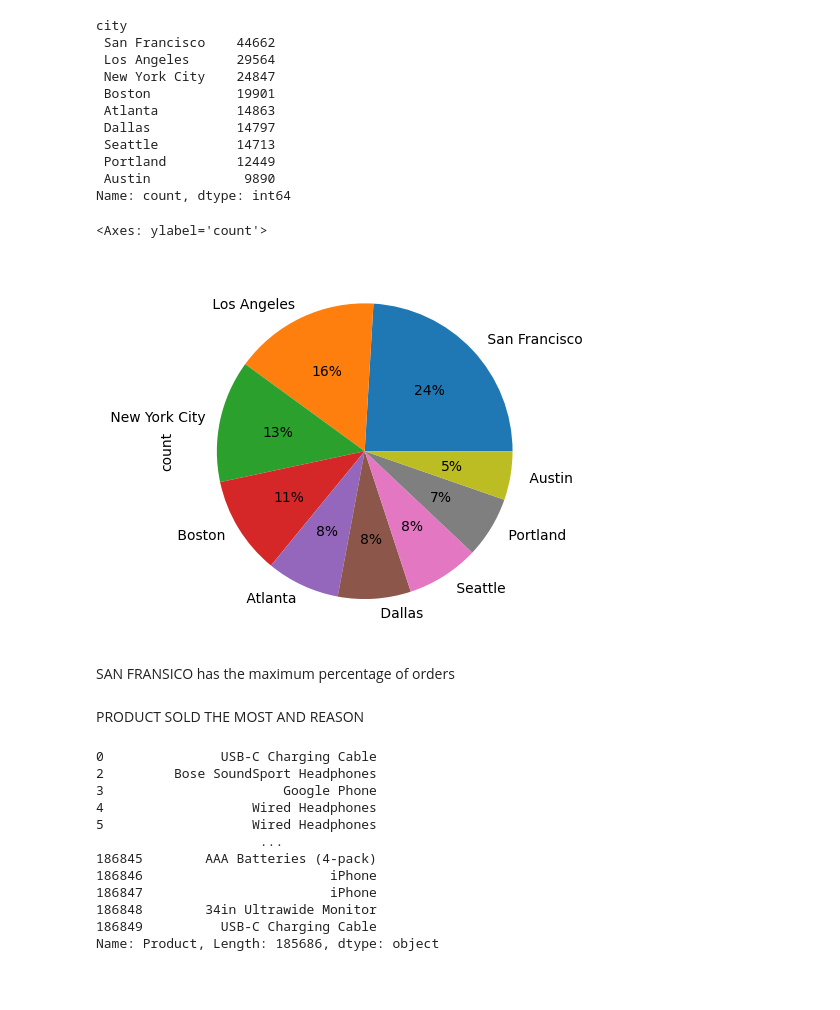
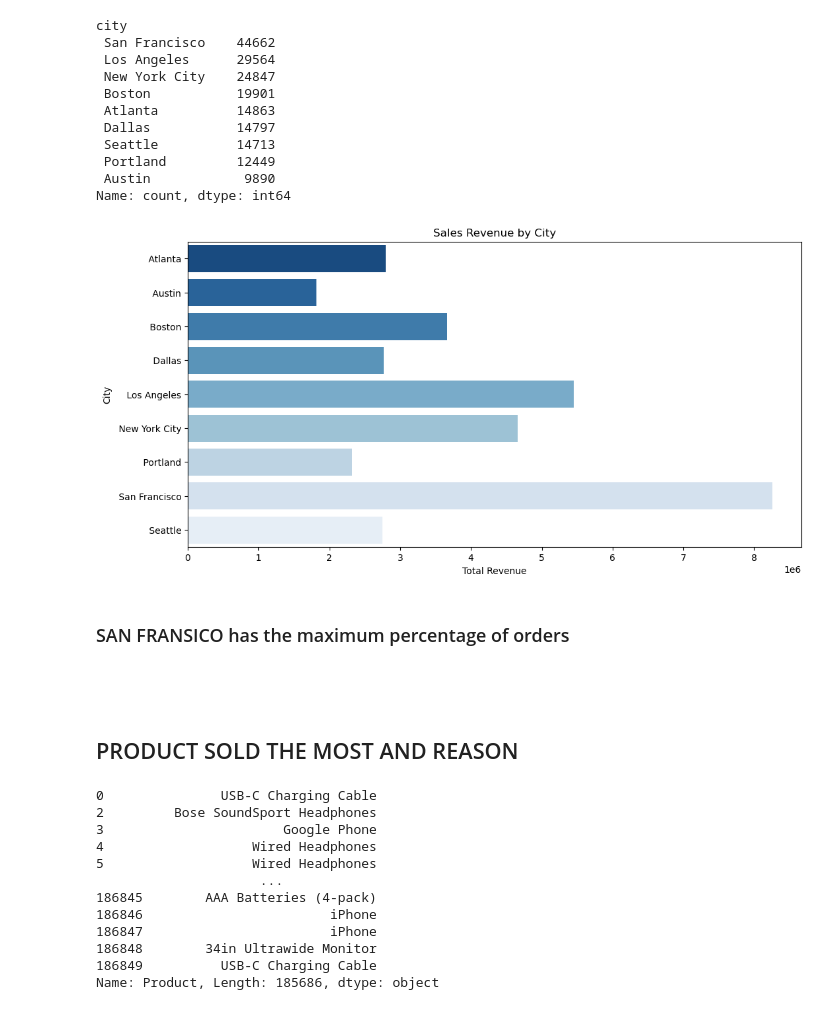
Before and after one commit to Denusaan/Data_Analyst_Portfolio, a Jupyter notebook: Python_Notebooks/Sales_analysis.ipynb, the cells around one changed output. Drawn from its saved outputs; the diff is of its cells as text; code cells hidden in the pictures; blank space fills up the shorter version.

```diff
--- a/Python_Notebooks/Sales_analysis.ipynb
+++ b/Python_Notebooks/Sales_analysis.ipynb
@@ -176,15 +179,25 @@ city
  Portland         12449
  Austin            9890
 Name: count, dtype: int64
-# %%
-pd.value_counts(data['city']).plot(kind= 'pie', autopct= '%1.0f%%')
-# %% [output]
-<Axes: ylabel='count'>
-[figure, removed]
+# %%
+# Now, perform the grouping
+city_sales = data.groupby('City')['sale_rate'].sum().reset_index()
+
+# Visualizing the revenue by city
+plt.figure(figsize=(12,6))
+sns.barplot(x=city_sales['sale_rate'], y=city_sales['City'], palette="Blues_r")
+plt.xlabel("Total Revenue")
+plt.ylabel("City")
+plt.title("Sales Revenue by City")
+plt.show()
+# %% [output]
+[figure, added]
 # %% [markdown]
-SAN FRANSICO has the maximum percentage of orders
+### SAN FRANSICO has the maximum percentage of orders
+# %% [markdown]
+###
 # %% [markdown]
-PRODUCT SOLD THE MOST AND REASON
+## PRODUCT SOLD THE MOST AND REASON
 # %%
 data['Product']
 # %% [output]
```
Also changed, not shown: parts of 15 cells of this notebook, 6 other files.
